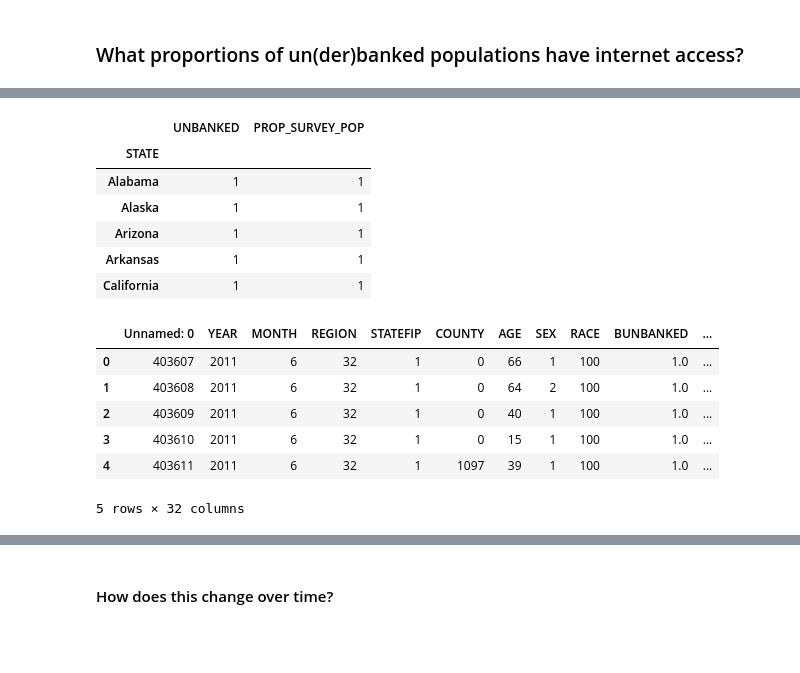
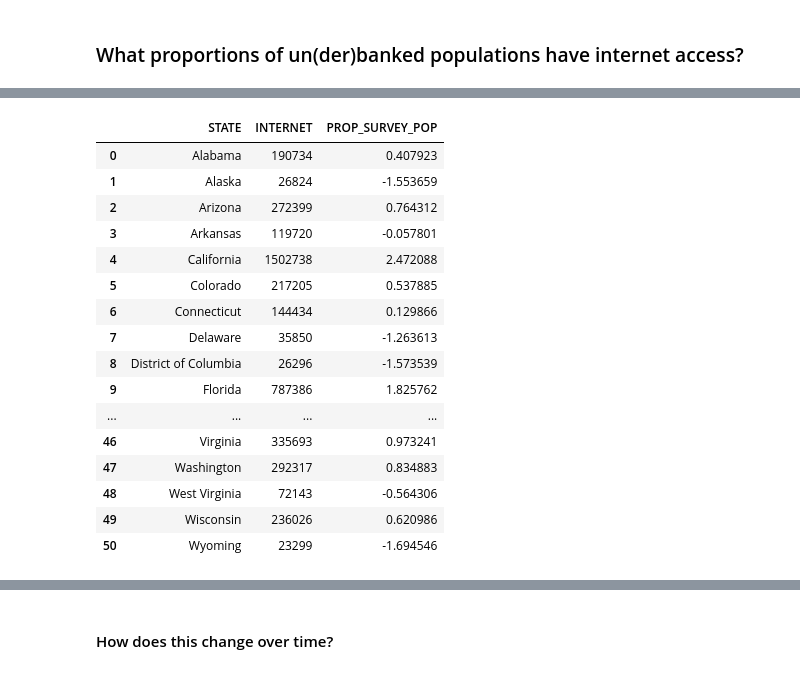
Before and after one commit to Neji128/An-Exploration-of-the-Unbanked-in-the-US, a Jupyter notebook: notebooks/EDA.ipynb, the cells around one changed output, grey strips where cells are left out. Cells and saved outputs as stored; diff of their text form; code cells hidden in the pictures; blank space fills up the shorter version.

```diff
--- a/notebooks/EDA.ipynb
+++ b/notebooks/EDA.ipynb
@@ -7,9 +7,9 @@ import matplotlib.style
 plt.style.use('fivethirtyeight')
 import folium
 # %%
-CPS_df = pd.read_csv("../data/processed/CPS_2009_2017_clean.csv")
-ACS_df = pd.read_csv("../data/processed/ACS_2011_2017_clean.csv")
-NFCS_df = pd.read_csv("../data/processed/NFCS_2009_2018_clean.csv")
+CPS_df = pd.read_csv("C:/Users/altaf/OneDrive/Desktop/DS4A/unbanked_exploration/An-Exploration-of-the-Unbanked-in-the-US/data/processed/CPS_2009_2017_clean.csv")
+ACS_df = pd.read_csv("C:/Users/altaf/OneDrive/Desktop/DS4A/unbanked_exploration/An-Exploration-of-the-Unbanked-in-the-US/data/processed/ACS_2011_2017_clean.csv")
+NFCS_df = pd.read_csv("C:/Users/altaf/OneDrive/Desktop/DS4A/unbanked_exploration/An-Exploration-of-the-Unbanked-in-the-US/data/processed/NFCS_2009_2018_clean.csv")
 # %% [markdown]
 #### CPS Missingness
 ![image.png](attachment:image.png)
@@ -165,7 +165,7 @@ display(m)
 ### What proportions of un(der)banked populations have internet access?
 # %%
 ub_internet = pd.DataFrame()
-ub_internet["STATE"] = CPS_df.STATE
+ub_internet["STATE"] = ACS_df.STATE
 ub_internet["INTERNET"] = ACS_df.CINETHH
 
-ub_internet = underbanked.groupby(["STATE"]).count()
+ub_internet = ub_internet.groupby(["STATE"]).count()
@@ -171,0 +188,5 @@ ub_internet = underbanked.groupby(["STATE"]).count()
+# %%
+ub_internet = ub_internet.reset_index()
+# %%
+ub_internet["PROP_SURVEY_POP"] = np.log(ub_internet.INTERNET/ub_internet.INTERNET.sum()*100)
+ub_internet
@@ -172,20 +211,20 @@ ub_internet = underbanked.groupby(["STATE"]).count()
 # %%
-ub_internet.head()
+ub_internet
 # %% [output]
-|  | UNBANKED | PROP_SURVEY_POP |
-| STATE |  |  |
-| Alabama | 1 | 1 |
-| Alaska | 1 | 1 |
-| Arizona | 1 | 1 |
-| Arkansas | 1 | 1 |
-| California | 1 | 1 |
+|  | STATE | INTERNET | PROP_SURVEY_POP |
+| 0 | Alabama | 190734 | 0.407923 |
+| 1 | Alaska | 26824 | -1.553659 |
+| 2 | Arizona | 272399 | 0.764312 |
+| 3 | Arkansas | 119720 | -0.057801 |
+| 4 | California | 1502738 | 2.472088 |
+| 5 | Colorado | 217205 | 0.537885 |
+| 6 | Connecticut | 144434 | 0.129866 |
+| 7 | Delaware | 35850 | -1.263613 |
+| 8 | District of Columbia | 26296 | -1.573539 |
+| 9 | Florida | 787386 | 1.825762 |
+| ... | ... | ... | ... |
+| 46 | Virginia | 335693 | 0.973241 |
+| 47 | Washington | 292317 | 0.834883 |
+| 48 | West Virginia | 72143 | -0.564306 |
+| 49 | Wisconsin | 236026 | 0.620986 |
+| 50 | Wyoming | 23299 | -1.694546 |
-# %%
-CPS_df.head()
-# %% [output]
-|  | Unnamed: 0 | YEAR | MONTH | REGION | STATEFIP | COUNTY | AGE | SEX | RACE | BUNBANKED | ... |
-| 0 | 403607 | 2011 | 6 | 32 | 1 | 0 | 66 | 1 | 100 | 1.0 | ... |
-| 1 | 403608 | 2011 | 6 | 32 | 1 | 0 | 64 | 2 | 100 | 1.0 | ... |
-| 2 | 403609 | 2011 | 6 | 32 | 1 | 0 | 40 | 1 | 100 | 1.0 | ... |
-| 3 | 403610 | 2011 | 6 | 32 | 1 | 0 | 15 | 1 | 100 | 1.0 | ... |
-| 4 | 403611 | 2011 | 6 | 32 | 1 | 1097 | 39 | 1 | 100 | 1.0 | ... |
-5 rows × 32 columns
```
Also changed, not shown: parts of 17 cells of this notebook, 1 other file.
